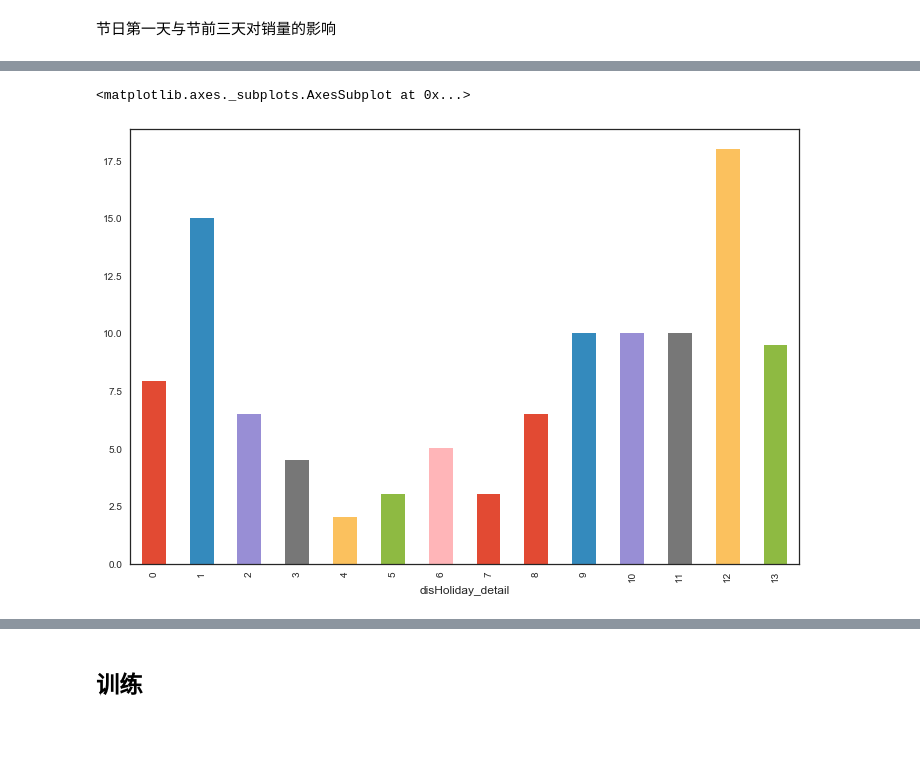
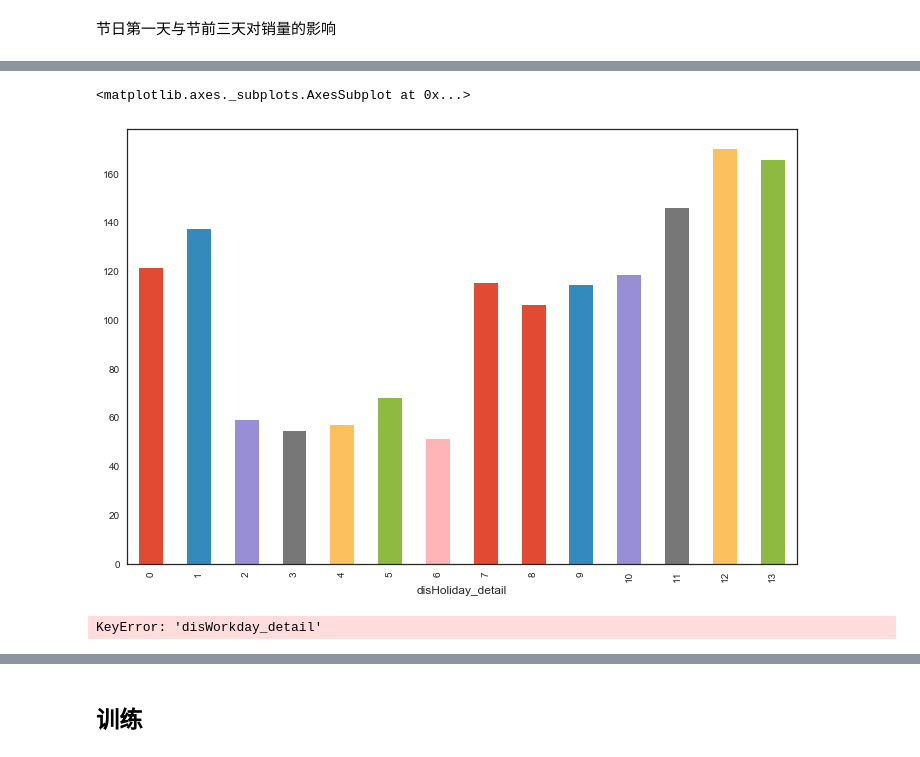
Before and after one commit to dereksjtu/MachineLearning_Matches, a Jupyter notebook: supermarket/prj/code/EDA_classify_supermarket.ipynb, the cells around one changed output, grey strips where cells are left out. Cells and saved outputs as stored; diff of their text form; code cells hidden in the pictures.

```diff
--- a/supermarket/prj/code/EDA_classify_supermarket.ipynb
+++ b/supermarket/prj/code/EDA_classify_supermarket.ipynb
@@ -107,2 +124,6 @@ train12_exc[['SaleDate','saleCount']].set_index('SaleDate').plot()
 # %% [markdown]
 节日第一天与节前三天对销量的影响
+# %%
+train_12 = train_new[train_new['Class'] == 12]
+train12_tr = train_12[train_12['SaleDate']<'2015-05-01'].reset_index()
+train_12
@@ -109,8 +149,12 @@ train12_exc[['SaleDate','saleCount']].set_index('SaleDate').plot()
 # %%
-train12_tr.groupby('disHoliday_detail')['saleCount'].mean().plot(kind='bar')
+train_12.groupby('disHoliday_detail')['saleCount'].mean().plot(kind='bar')
 # %% [output]
 <matplotlib.axes._subplots.AxesSubplot at 0x...>
-[figure, old version]
+[figure, new version]
+# %%
+train_12.groupby('disWorkday_detail')['saleCount'].mean().plot(kind='bar')
+# %% [output]
+KeyError: 'disWorkday_detail'
 # %%
 coord = train_new[train_new['disHoliday_detail'] == 0].groupby(['Class','disHoliday_detail'],as_index=False)['saleCount'].mean()
 coord.fillna(0.01,inplace=True)
```
Also changed, not shown: parts of 8 cells of this notebook, 1 other file.
